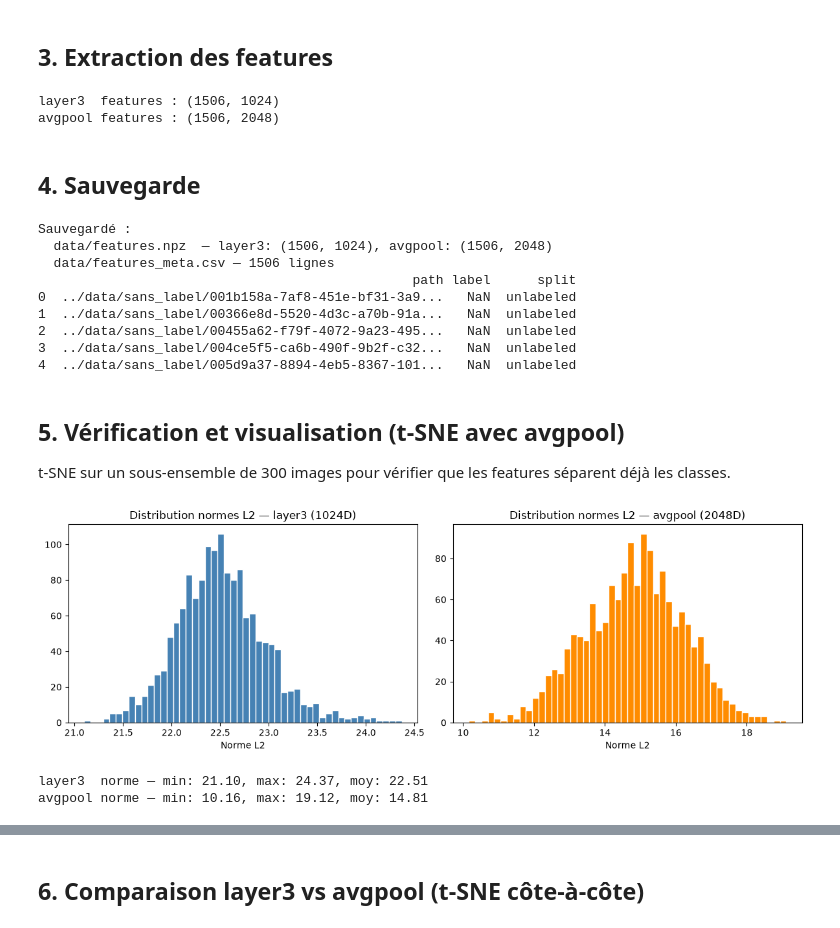
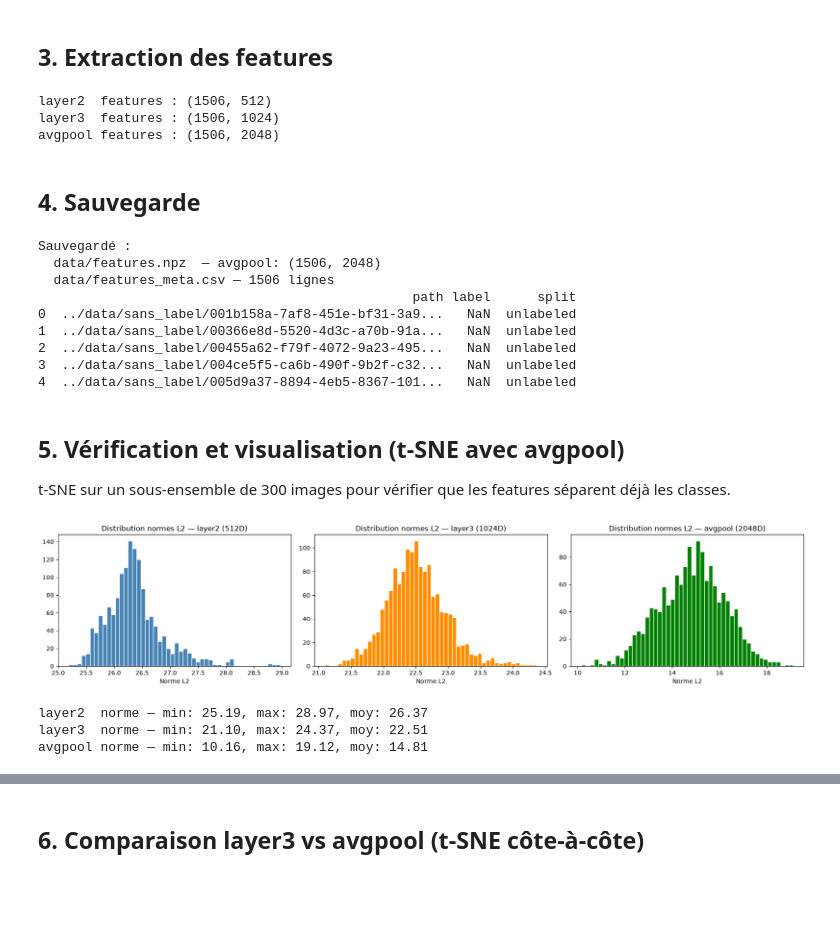
Before and after one commit to sobaiss/analysez-des-images-medicales-avec-des-methodes-semi-supervisees, a Jupyter notebook: notebooks/etape-2.ipynb, the cells around one changed output, grey strips where cells are left out. Cells and saved outputs as stored; diff of their text form; code cells hidden in the pictures; blank space fills up the shorter version.

```diff
--- a/notebooks/etape-2.ipynb
+++ b/notebooks/etape-2.ipynb
@@ -120,6 +123,7 @@ Paramètres : 25,557,032 total, 0 entraînables
 ## 3. Extraction des features
 # %%
 n = len(dataset)
+features_layer2 = np.zeros((n, 512), dtype=np.float32)
 features_layer3 = np.zeros((n, 1024), dtype=np.float32)
 features_avgpool = np.zeros((n, 2048), dtype=np.float32)
 
@@ -128,18 +132,23 @@ with torch.no_grad():
         batch_imgs = batch_imgs.to(device)
         _ = resnet(batch_imgs)  # forward pass déclenche les hooks
 
+        # layer2 : (B, 512, 14, 14) → GAP → (B, 512)
+        l2 = gap(hook_outputs["layer2"]).squeeze(-1).squeeze(-1).cpu().numpy()
         # layer3 : (B, 1024, 14, 14) → GAP → (B, 1024)
         l3 = gap(hook_outputs["layer3"]).squeeze(-1).squeeze(-1).cpu().numpy()
         # avgpool : (B, 2048, 1, 1) → flatten → (B, 2048)
         ap = hook_outputs["avgpool"].squeeze(-1).squeeze(-1).cpu().numpy()
 
         idx = batch_idx.numpy()
+        features_layer2[idx] = l2
         features_layer3[idx] = l3
         features_avgpool[idx] = ap
 
+print(f"layer2  features : {features_layer2.shape}")
 print(f"layer3  features : {features_layer3.shape}")
 print(f"avgpool features : {features_avgpool.shape}")
 # %% [output]
+layer2  features : (1506, 512)
 layer3  features : (1506, 1024)
 avgpool features : (1506, 2048)
 # %% [markdown]
@@ -147,7 +156,6 @@ avgpool features : (1506, 2048)
 # %%
 np.savez(
     DATA_DIR / "features.npz",
-    layer3=features_layer3,
     avgpool=features_avgpool,
 )
 
@@ -155,12 +163,12 @@ meta_df = pd.DataFrame(records)
 meta_df.to_csv(DATA_DIR / "features_meta.csv", index=False)
 
 print("Sauvegardé :")
-print(f"  data/features.npz  — layer3: {features_layer3.shape}, avgpool: {features_avgpool.shape}")
+print(f"  data/features.npz  — avgpool: {features_avgpool.shape}")
 print(f"  data/features_meta.csv — {len(meta_df)} lignes")
 print(meta_df.head())
 # %% [output]
 Sauvegardé :
-  data/features.npz  — layer3: (1506, 1024), avgpool: (1506, 2048)
+  data/features.npz  — avgpool: (1506, 2048)
   data/features_meta.csv — 1506 lignes
                                                 path label      split
 0  ../data/sans_label/001b158a-7af8-451e-bf31-3a9...   NaN  unlabeled
@@ -174,22 +182,28 @@ Sauvegardé :
 t-SNE sur un sous-ensemble de 300 images pour vérifier que les features séparent déjà les classes.
 # %%
 # Sanity check : distribution des normes L2
+norms_l2 = np.linalg.norm(features_layer2, axis=1)
 norms_l3 = np.linalg.norm(features_layer3, axis=1)
 norms_ap = np.linalg.norm(features_avgpool, axis=1)
 
-fig, axes = plt.subplots(1, 2, figsize=(12, 4))
-axes[0].hist(norms_l3, bins=50, color="steelblue", edgecolor="white")
-axes[0].set_title("Distribution normes L2 — layer3 (1024D)")
+fig, axes = plt.subplots(1, 3, figsize=(18, 4))
+axes[0].hist(norms_l2, bins=50, color="steelblue", edgecolor="white")
+axes[0].set_title("Distribution normes L2 — layer2 (512D)")
 axes[0].set_xlabel("Norme L2")
-axes[1].hist(norms_ap, bins=50, color="darkorange", edgecolor="white")
-axes[1].set_title("Distribution normes L2 — avgpool (2048D)")
+axes[1].hist(norms_l3, bins=50, color="darkorange", edgecolor="white")
+axes[1].set_title("Distribution normes L2 — layer3 (1024D)")
 axes[1].set_xlabel("Norme L2")
+axes[2].hist(norms_ap, bins=50, color="green", edgecolor="white")
+axes[2].set_title("Distribution normes L2 — avgpool (2048D)")
+axes[2].set_xlabel("Norme L2")
 plt.tight_layout()
 plt.show()
 
+print(f"layer2  norme — min: {norms_l2.min():.2f}, max: {norms_l2.max():.2f}, moy: {norms_l2.mean():.2f}")
 print(f"layer3  norme — min: {norms_l3.min():.2f}, max: {norms_l3.max():.2f}, moy: {norms_l3.mean():.2f}")
 print(f"avgpool norme — min: {norms_ap.min():.2f}, max: {norms_ap.max():.2f}, moy: {norms_ap.mean():.2f}")
 # %% [output]
-[figure, old version]
+[figure, new version]
+layer2  norme — min: 25.19, max: 28.97, moy: 26.37
 layer3  norme — min: 21.10, max: 24.37, moy: 22.51
 avgpool norme — min: 10.16, max: 19.12, moy: 14.81
```
Also changed, not shown: parts of 5 cells of this notebook, 8 other files.
